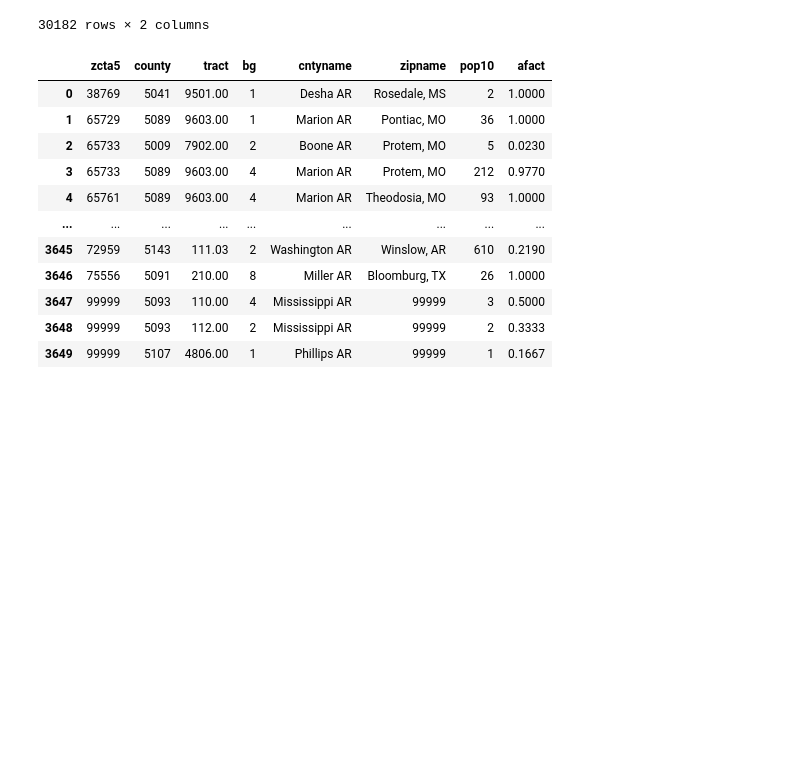
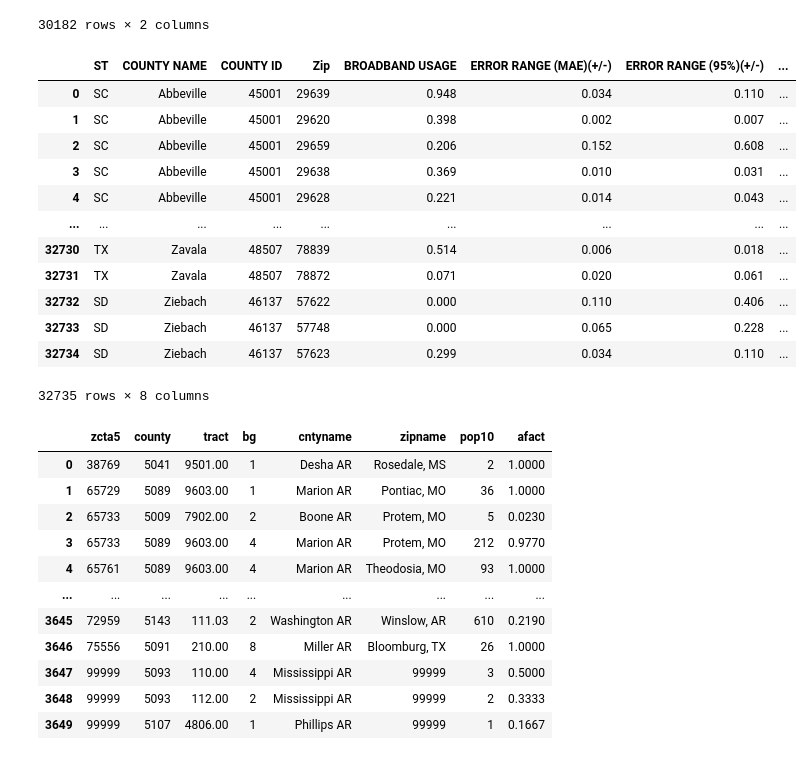
Before and after one commit to jcweaver/broadband-capstone, a Jupyter notebook: notebooks/eda.ipynb, the cells around one changed output. Cells and saved outputs as stored; diff of their text form; code cells hidden in the pictures; blank space fills up the shorter version.

```diff
--- a/notebooks/eda.ipynb
+++ b/notebooks/eda.ipynb
@@ -58,6 +67,28 @@ ebb
 | 30180 | 99929 | 34 |
 | 30181 | 00000 | 27028 |
 30182 rows × 2 columns
+# %%
+## Read in the Microsoft Broadband Usage Dataset
+msft_usage = pd.read_csv("../data/USBroadbandUsagePercentages-master/dataset/broadband_data_zipcode.csv",
+                   converters={'POSTAL CODE' : lambda x: pad_zip(x)})
+
+## Rename the column to Zip to match other datasets
+msft_usage = msft_usage.rename(columns={'POSTAL CODE' : "Zip"})
+msft_usage
+# %% [output]
+|  | ST | COUNTY NAME | COUNTY ID | Zip | BROADBAND USAGE | ERROR RANGE (MAE)(+/-) | ERROR RANGE (95%)(+/-) | ... |
+| 0 | SC | Abbeville | 45001 | 29639 | 0.948 | 0.034 | 0.110 | ... |
+| 1 | SC | Abbeville | 45001 | 29620 | 0.398 | 0.002 | 0.007 | ... |
+| 2 | SC | Abbeville | 45001 | 29659 | 0.206 | 0.152 | 0.608 | ... |
+| 3 | SC | Abbeville | 45001 | 29638 | 0.369 | 0.010 | 0.031 | ... |
+| 4 | SC | Abbeville | 45001 | 29628 | 0.221 | 0.014 | 0.043 | ... |
+| ... | ... | ... | ... | ... | ... | ... | ... | ... |
+| 32730 | TX | Zavala | 48507 | 78839 | 0.514 | 0.006 | 0.018 | ... |
+| 32731 | TX | Zavala | 48507 | 78872 | 0.071 | 0.020 | 0.061 | ... |
+| 32732 | SD | Ziebach | 46137 | 57622 | 0.000 | 0.110 | 0.406 | ... |
+| 32733 | SD | Ziebach | 46137 | 57748 | 0.000 | 0.065 | 0.228 | ... |
+| 32734 | SD | Ziebach | 46137 | 57623 | 0.299 | 0.034 | 0.110 | ... |
+32735 rows × 8 columns
 # %%
 ## Zips to Census Tracts dataset
 
```
Also changed, not shown: parts of 15 cells of this notebook, 13 other files.
